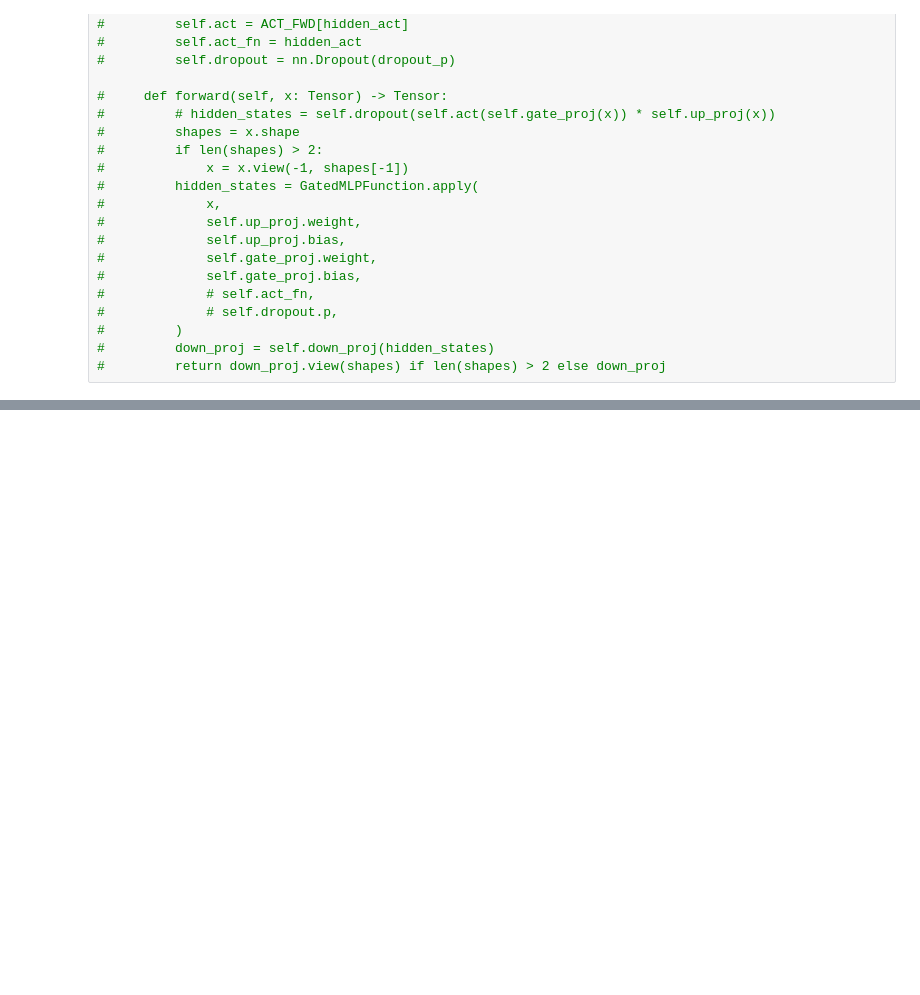
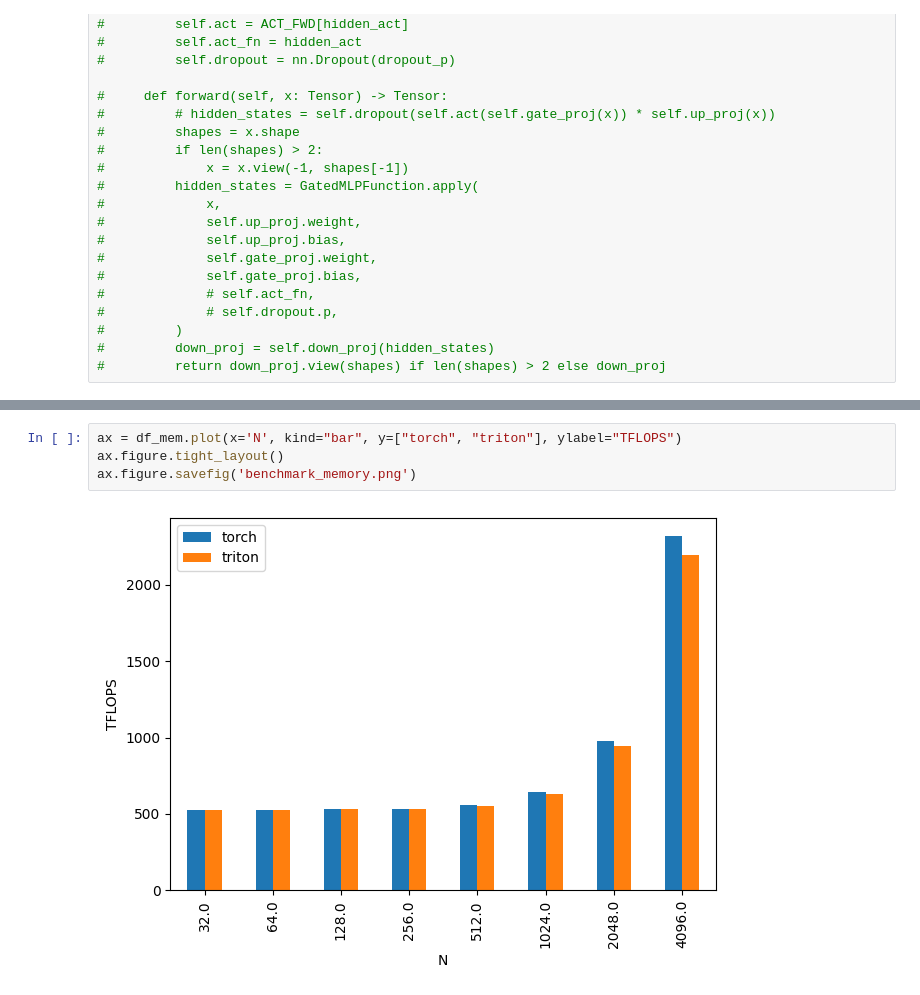
Before and after one commit to matteobonotto/triton, a Jupyter notebook: notebooks/gated_mlp/module_benchmark.ipynb, the cells around one changed output, grey strips where cells are left out. Saved outputs shown, nothing was run; the diff lists cells and outputs as text; blank space fills up the shorter version.

```diff
--- a/notebooks/gated_mlp/module_benchmark.ipynb
+++ b/notebooks/gated_mlp/module_benchmark.ipynb
@@ -327,0 +335,6 @@ gated-mlp-performance:
+# %%
+ax = df_mem.plot(x='N', kind="bar", y=["torch", "triton"], ylabel="TFLOPS")
+ax.figure.tight_layout()
+ax.figure.savefig('benchmark_memory.png')
+# %% [output]
+[figure, added]
```
Also changed, not shown: parts of 4 cells of this notebook, 3 other files.
